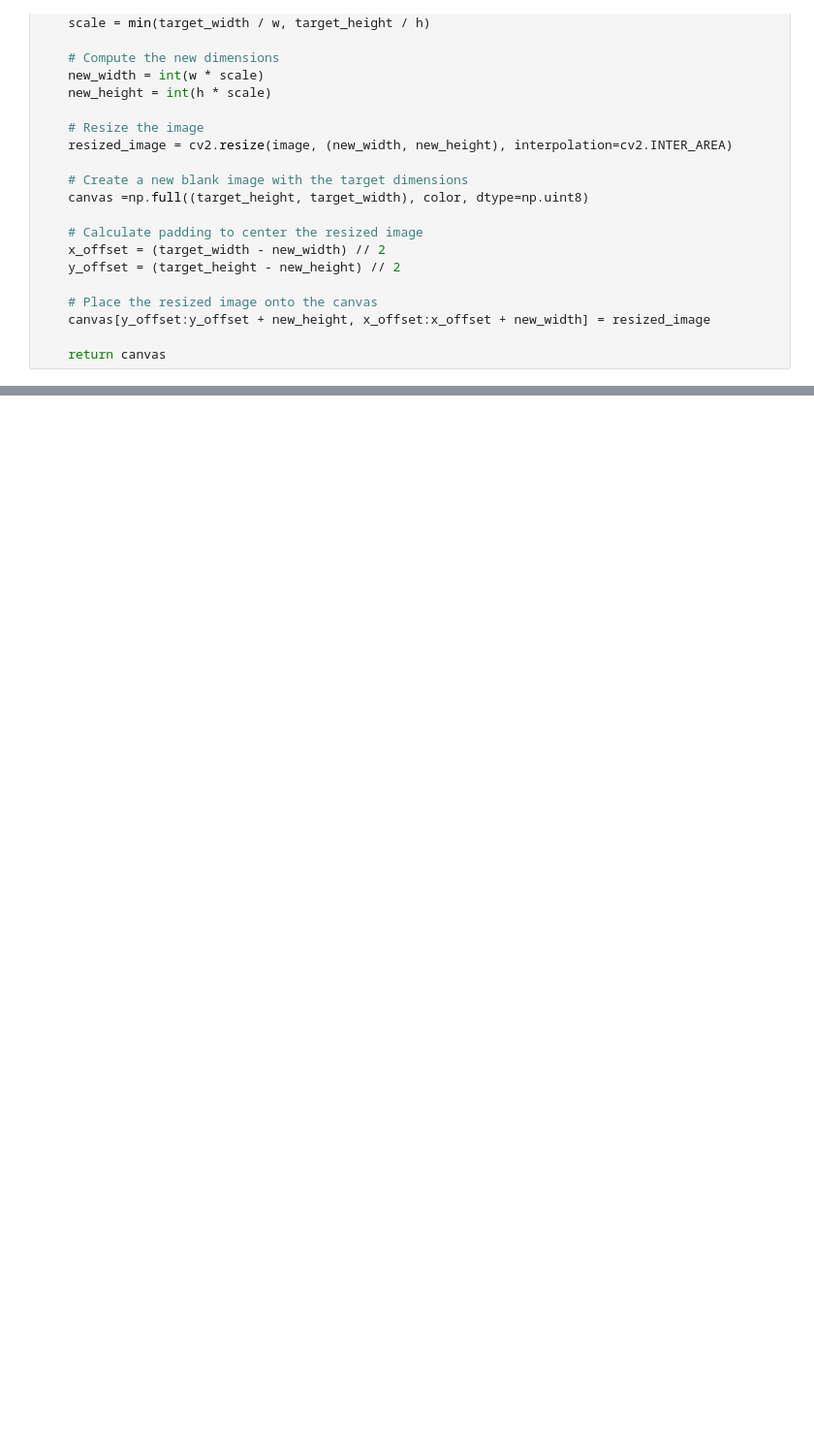
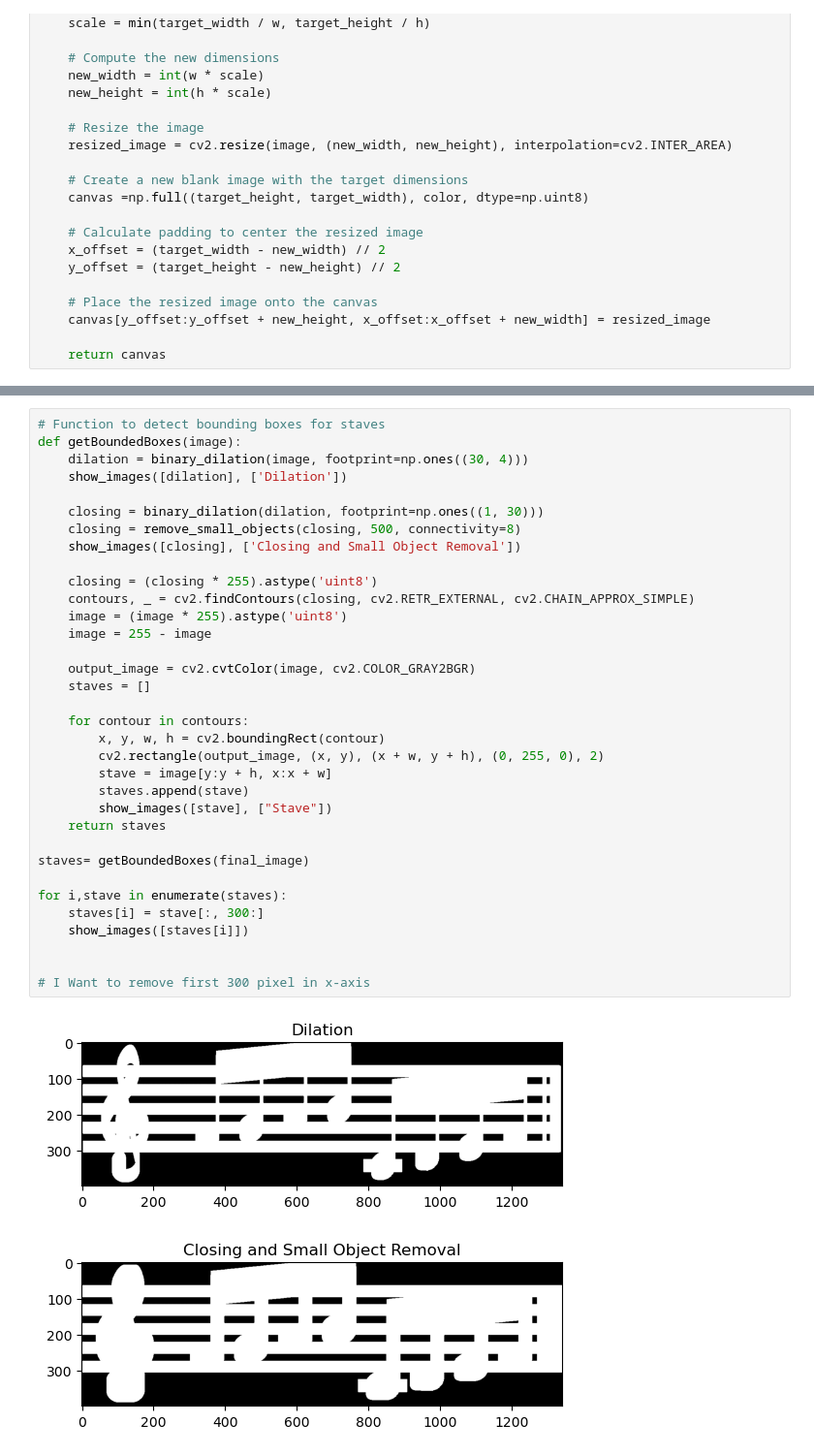
Before and after one commit to Malakyasser8/OMR-Music-Sheet-To-Song, a Jupyter notebook: main.ipynb, the cells around one changed output, grey strips where cells are left out. Shown: that part at 97% size. Drawn from its saved outputs; the diff is of its cells as text; blank space fills up the shorter version.

```diff
--- a/main.ipynb
+++ b/main.ipynb
@@ -349,0 +350,37 @@ show_images([final_image],["final_image"])
+# %%
+# Function to detect bounding boxes for staves
+def getBoundedBoxes(image):
+    dilation = binary_dilation(image, footprint=np.ones((30, 4)))
+    show_images([dilation], ['Dilation'])
+
+    closing = binary_dilation(dilation, footprint=np.ones((1, 30)))
+    closing = remove_small_objects(closing, 500, connectivity=8)
+    show_images([closing], ['Closing and Small Object Removal'])
+
+    closing = (closing * 255).astype('uint8')
+    contours, _ = cv2.findContours(closing, cv2.RETR_EXTERNAL, cv2.CHAIN_APPROX_SIMPLE)
+    image = (image * 255).astype('uint8')
+    image = 255 - image
+
+    output_image = cv2.cvtColor(image, cv2.COLOR_GRAY2BGR)
+    staves = []
+
+    for contour in contours:
+        x, y, w, h = cv2.boundingRect(contour)
+        cv2.rectangle(output_image, (x, y), (x + w, y + h), (0, 255, 0), 2)
+        stave = image[y:y + h, x:x + w]
+        staves.append(stave)
+        show_images([stave], ["Stave"])
+    return staves
+
+staves= getBoundedBoxes(final_image)
+
+for i,stave in enumerate(staves):
+    staves[i] = stave[:, 300:]
+    show_images([staves[i]])
+
+
+# I Want to remove first 300 pixel in x-axis
+# %% [output]
+[figure, added]
+[figure, added]
```
Also changed, not shown: parts of 7 cells of this notebook, 1 other file.
